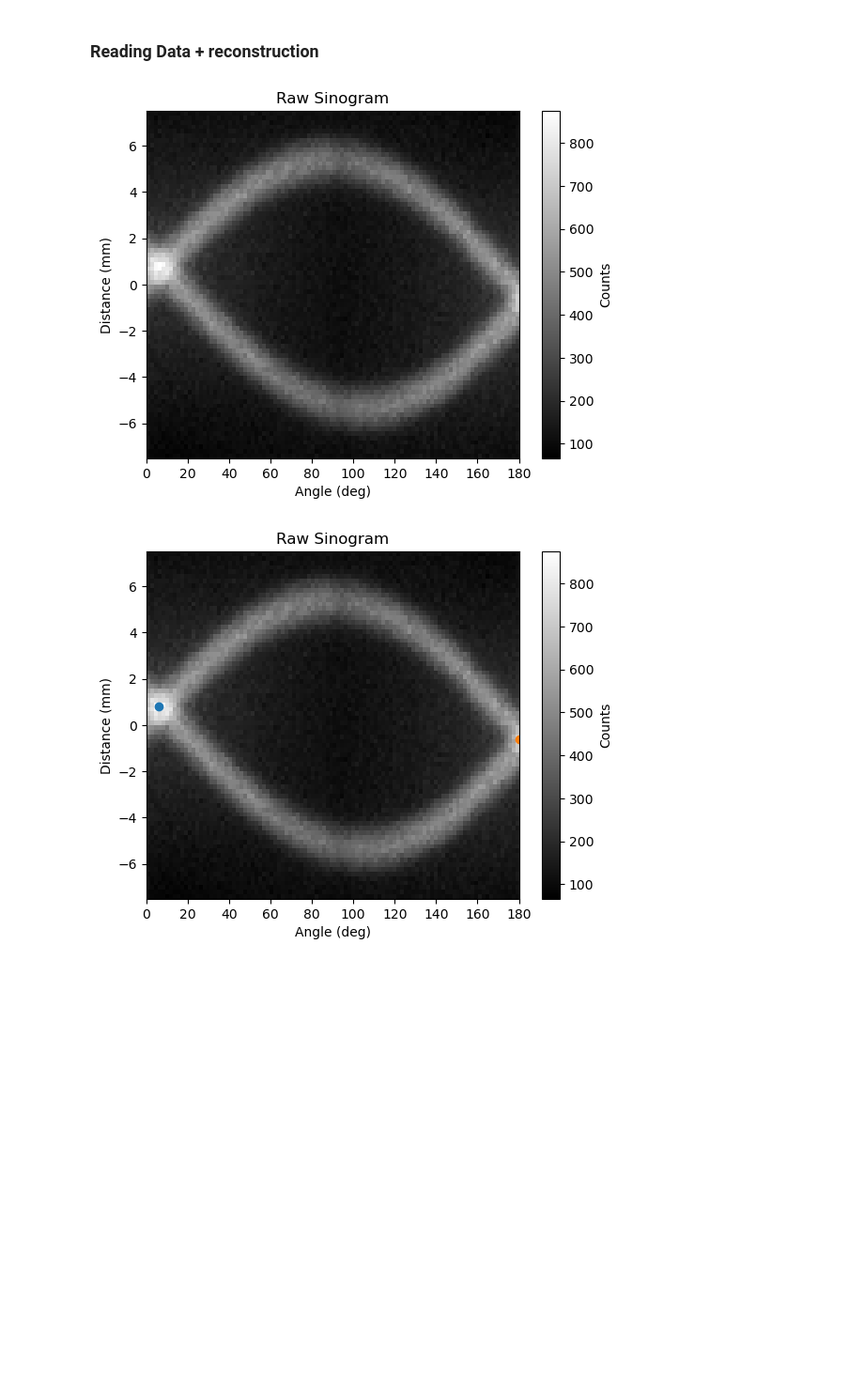
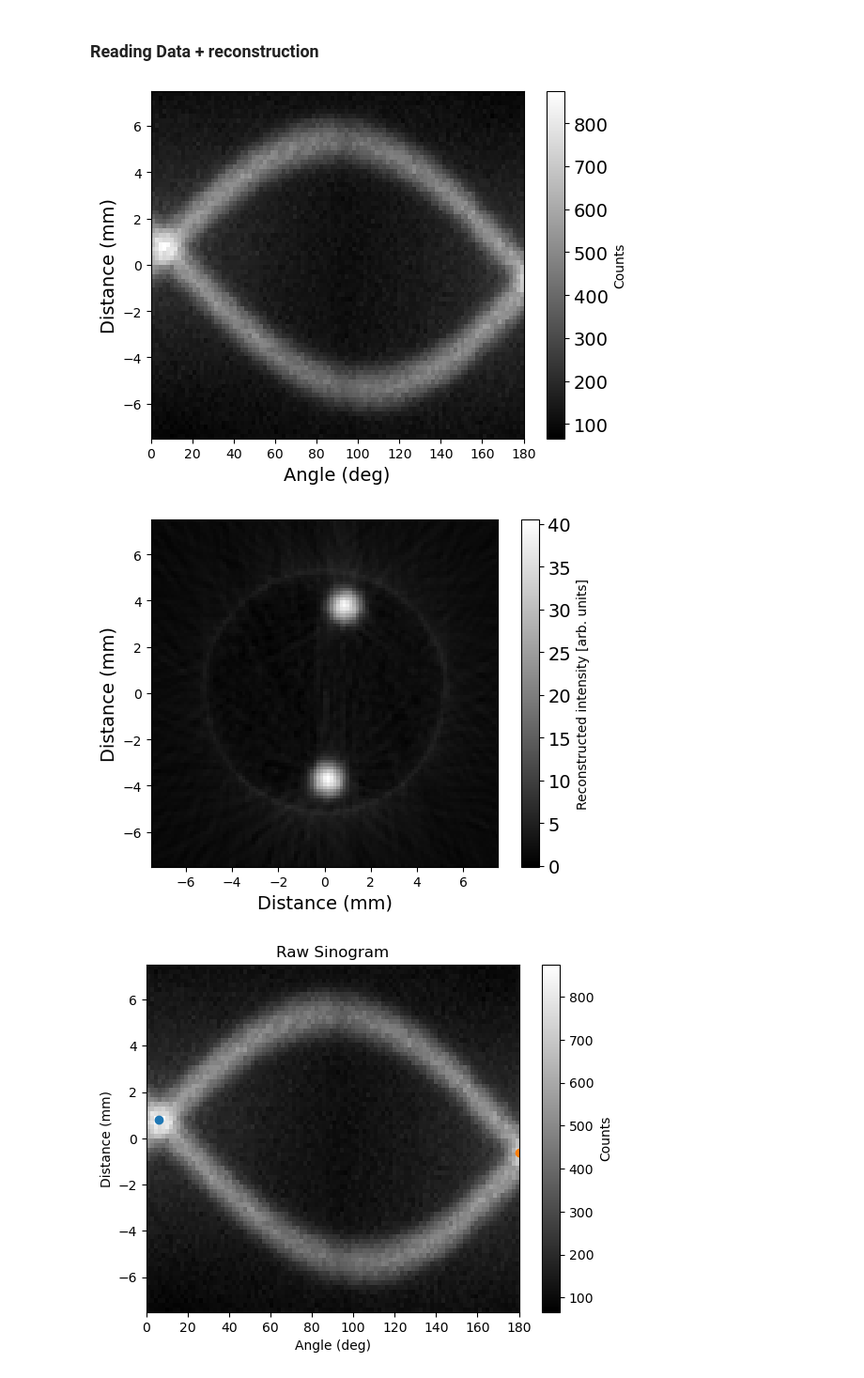
Before and after one commit to MarkZhit/PHYS409-PET, a Jupyter notebook: M3Analysis.ipynb, the cells around one changed output. Shown at 94% size. Cells and saved outputs as stored; diff of their text form; code cells hidden in the pictures; blank space fills up the shorter version.

Commit message:
Did some regraphing of various plots to make them better suited for a paper/presentation

```diff
--- a/M3Analysis.ipynb
+++ b/M3Analysis.ipynb
@@ -20,13 +20,49 @@ importlib.reload(m)
 # %%
 directory = "./data/Measurement Run 5 2026-01-16"
 savename = "Jan 19"
 countArr, uCountArr, distance, angles = m.readSinogram(directory)
 
 
 angles = angles + 180
-m.display_raw_sinogram(countArr, distance, angles, "paperAnalysis/" + savename + " sinogram")
+# m.display_raw_sinogram(countArr, distance, angles, "paperAnalysis/" + savename + " sinogram")
+
+
+plt.figure()
+plt.imshow(
+    countArr,
+    origin="lower",
+    aspect="auto",
+    extent=[
+        angles[0], angles[-1],
+        distance[0], distance[-1]],
+    cmap="gray"
+)
+# plt.title("Raw Sinogram")
+plt.xlabel("Angle (deg)", fontsize=14)
+plt.ylabel("Distance (mm)", fontsize=14)
+cbar = plt.colorbar(label="Counts")
+cbar.ax.tick_params(labelsize=14) # Set the desired font size
+plt.savefig("figures/paperAnalysis/" + savename + " sinogram", dpi=600)
+plt.show()
+
+
+recon = iradon(countArr, theta=angles, output_size=int(len(distance) * np.sqrt(2)), filter_name="cosine", circle=False)
+
+plt.figure()
+plt.imshow(recon, extent=[
+    distance[0], distance[-1],
+    distance[0], distance[-1]],
+           cmap="gray", origin="lower")
+cbar = plt.colorbar(label="Reconstructed intensity [arb. units]")
+cbar.ax.tick_params(labelsize=14) # Set the desired font size
+# plt.title("Backprojection reconstruction")
+plt.ylabel("Distance (mm)", fontsize=14)
+plt.xlabel("Distance (mm)", fontsize=14)
+plt.savefig("figures/paperAnalysis/" + savename + " reconstruction", dpi=600)
+plt.show()
 # %% [output]
-[figure, old version]
+[figure, new version]
+[figure, added]
 # %%
 LCross = (6,0.8)
 RCross = (180,-0.6)
```
Also changed, not shown: 23 other files.
